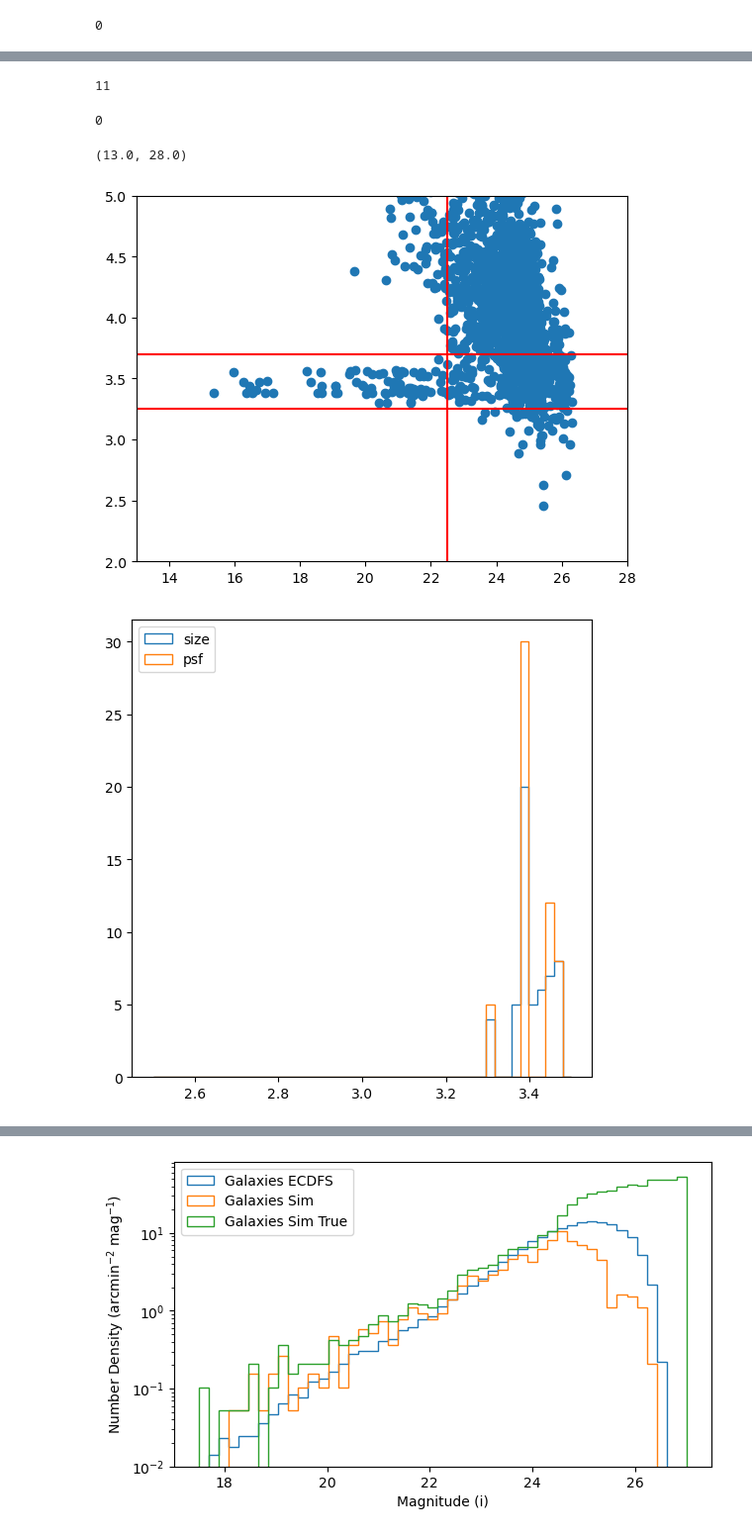
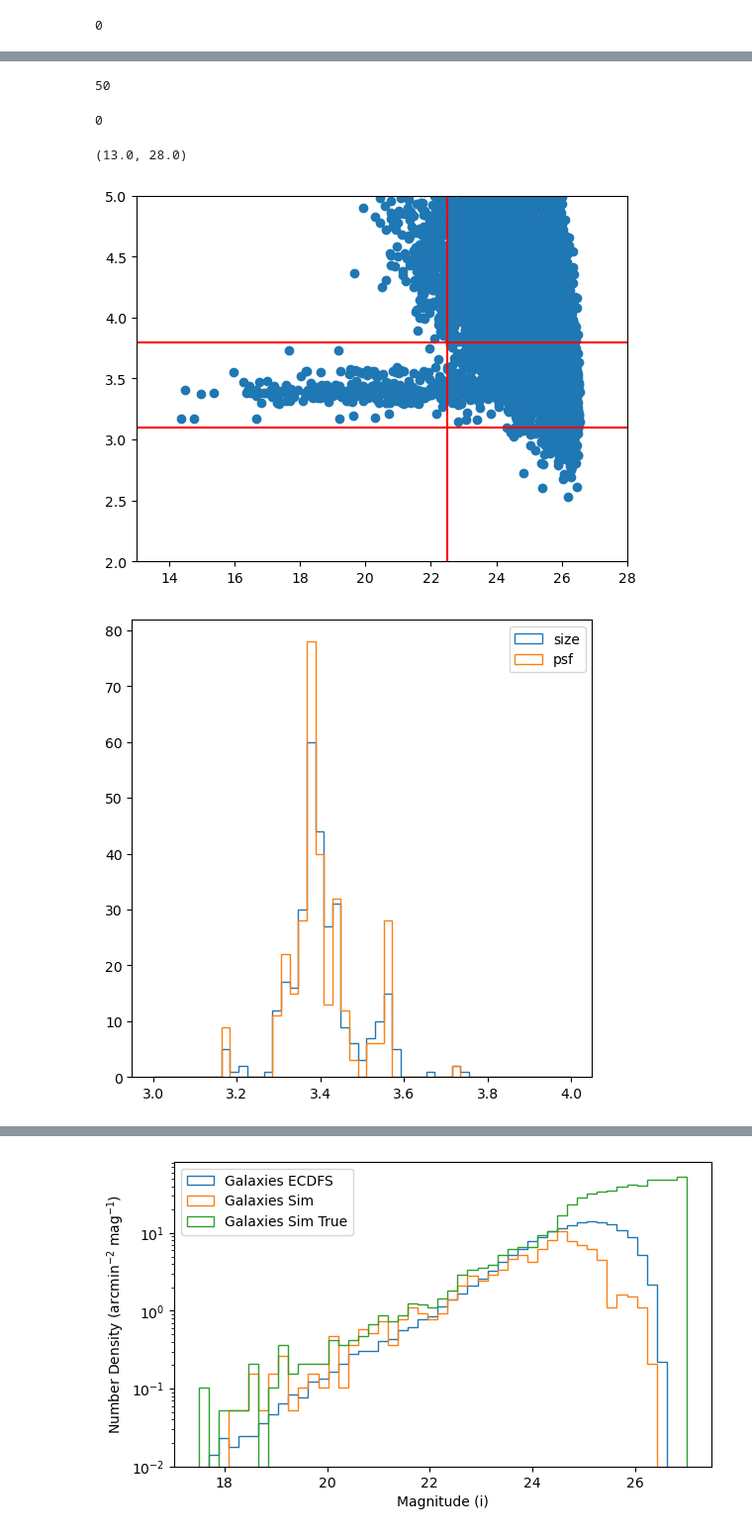
Before and after one commit to philipladuca24/LSST-SimCatVal, a Jupyter notebook: LSST-SimCatVal/full_run_plots.ipynb, the cells around one changed output, grey strips where cells are left out. Shown at 99% size. Cells and saved outputs as stored; diff of their text form; code cells hidden in the pictures.

```diff
--- a/LSST-SimCatVal/full_run_plots.ipynb
+++ b/LSST-SimCatVal/full_run_plots.ipynb
@@ -66,7 +66,7 @@ COLUMNS = [
 
 
 bands = 'ugrizy'
-base = '/hildafs/home/pladuca/main/lsst-sim-package/LSST-SimCatVal/LSST-SimCatVal/outputs_v2/'
+base = '/hildafs/home/pladuca/main/lsst-sim-package/LSST-SimCatVal/LSST-SimCatVal/outputs_v3/'
 cats_by_band = {b: [] for b in bands}
 i = 0
 for entry in os.scandir(base):
@@ -113,6 +109,6 @@ with open(f'/hildafs/home/pladuca/main/lsst-sim-package/LSST-SimCatVal/LSST-SimC
 # %%
 print(max(full_cats['i']['obs_ind']))
 # %% [output]
-11
+50
 # %%
 bands = 'ugrizy'
@@ -150,39 +146,39 @@ with open(f'/hildafs/home/pladuca/main/lsst-sim-package/LSST-SimCatVal/LSST-SimC
 # %%
 b = 'g'
 temp = full_cats[b]
 temp = temp[(temp['deblend_nChild'] == 0) &
     (temp['base_SdssShape_flag'] == False) &
     (temp['modelfit_CModel_instFlux'] >= 0) &
     (temp['modelfit_CModel_flag'] == False) &
     (temp['ext_gaap_GaapFlux_1_15x_Optimal_instFlux'] >= 0) &
     (temp['base_SdssCentroid_flag'] == False) &
     (temp['ext_gaap_GaapFlux_flag'] == False) &
     (temp['base_ClassificationSizeExtendedness_flag'] == False)]
 temp = temp[(temp['base_PsfFlux_instFlux']/temp['base_PsfFlux_instFluxErr'] >= 10)]
 
 mag = -2.5 * np.log10(temp['modelfit_CModel_instFlux']) + 31.4
 size = np.sqrt(temp['base_SdssShape_xx'] + temp['base_SdssShape_yy'])
 # psf = np.sqrt(temp['base_SdssShape_psf_xx'] + temp['base_SdssShape_psf_yy'])
 
 plt.scatter(mag, size)
 # plt.scatter(mag, psf, s=0.3, alpha=0.3)
 # plt.axhline(3.35, c='r')
 # plt.axhline(2.8, c='r')
 # plt.axvline(22.5, c='r')
 # plt.ylim(2,5)
 # plt.xlim(13,28)
-plt.axhline(3.7, c='r')
-plt.axhline(3.25, c='r')
+plt.axhline(3.8, c='r')
+plt.axhline(3.1, c='r')
 plt.axvline(22.5, c='r')
 plt.ylim(2,5)
 plt.xlim(13,28)
 # %% [output]
 (13.0, 28.0)
-[figure, old version]
+[figure, new version]
 # %%
-stars = temp[(mag < 22.5) & (size < 3.7) & (size > 3.25)]
+stars = temp[(mag < 22.5) & (size < 3.8) & (size > 3.1)]
 
-size_bins = np.linspace(2.5,3.5,50)
+size_bins = np.linspace(3,4,50)
 star_size = np.sqrt(stars['base_SdssShape_xx'] + stars['base_SdssShape_yy'])
 star_psf = np.sqrt(stars['base_SdssShape_psf_xx'] + stars['base_SdssShape_psf_yy'])
 fig, ax = plt.subplots(figsize=(6,6))
@@ -191,7 +187,7 @@ plt.hist(star_psf, size_bins, histtype="step", label="psf")
 plt.legend()
 plt.show()
 # %% [output]
-[figure, old version]
+[figure, new version]
 # %%
 e1 = (stars['base_SdssShape_psf_xx'] - stars['base_SdssShape_psf_yy'])/(stars['base_SdssShape_psf_xx'] + stars['base_SdssShape_psf_yy'])
 e2 = 2*(stars['base_SdssShape_psf_xy'])/(stars['base_SdssShape_psf_xx'] + stars['base_SdssShape_psf_yy'])
```
Also changed, not shown: parts of 7 cells of this notebook, 4 other files.
